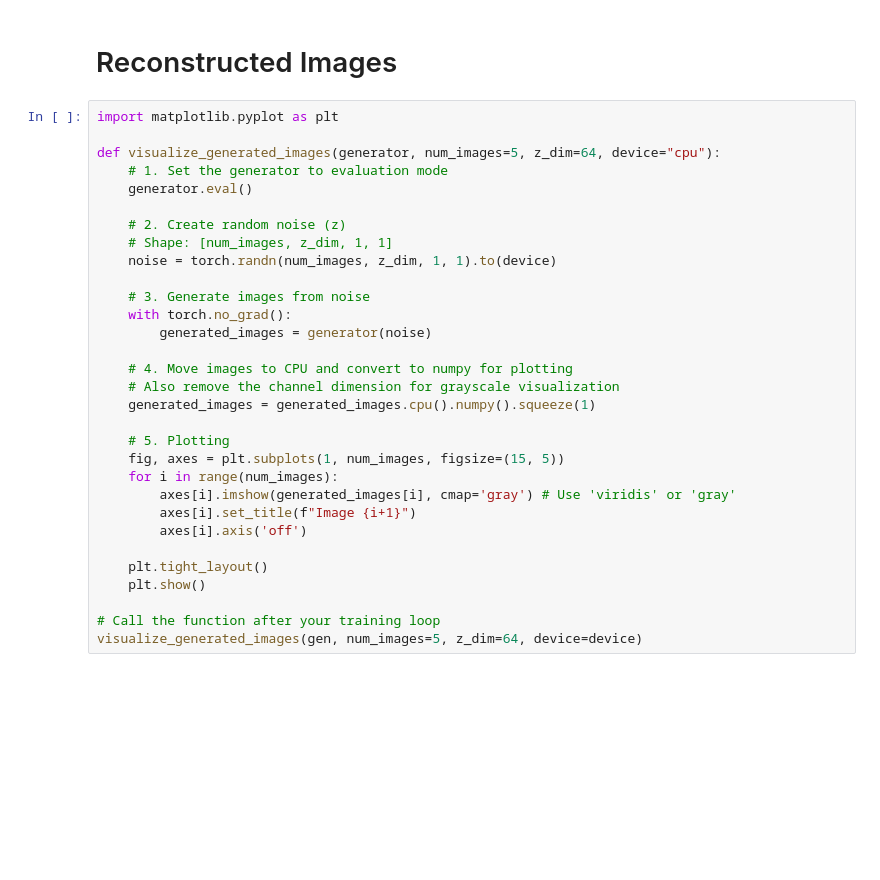
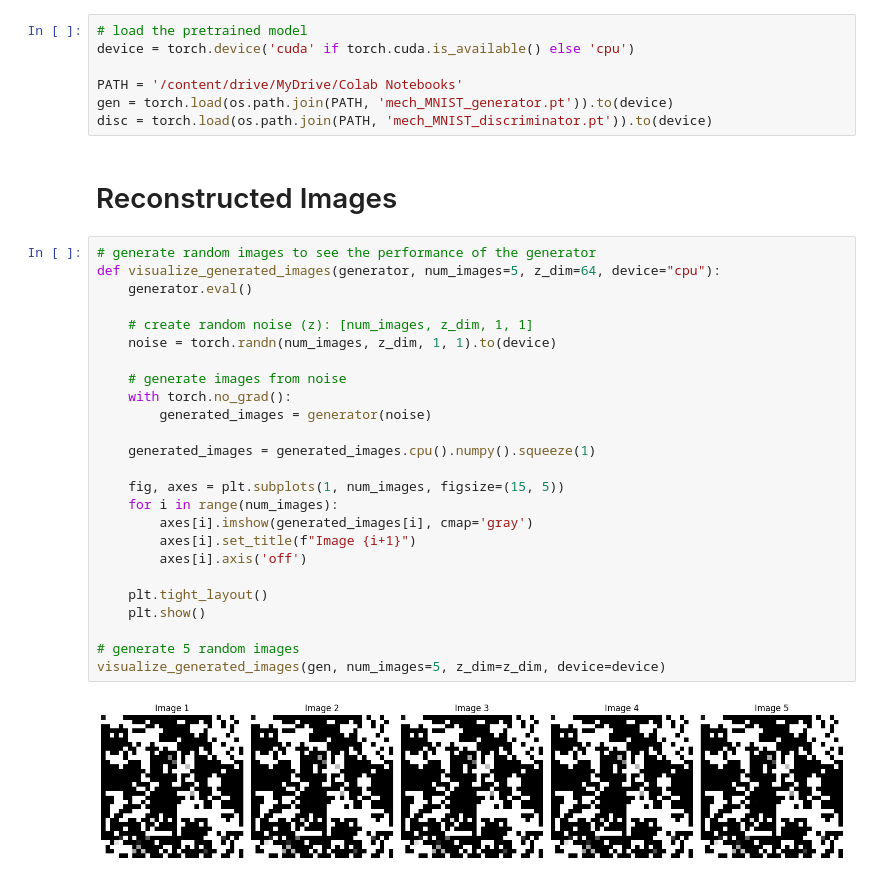
Before and after one commit to sedaoturak/dcgan_cahn-hilliard, a Jupyter notebook: DCGAN_Cahn_Hillard.ipynb, the cells around one changed output. Drawn from its saved outputs; the diff is of its cells as text; blank space fills up the shorter version.

```diff
--- a/DCGAN_Cahn_Hillard.ipynb
+++ b/DCGAN_Cahn_Hillard.ipynb
@@ -318,33 +312,36 @@ device = torch.device('cuda' if torch.cuda.is_available() else 'cpu')
+# %%
+# load the pretrained model
+device = torch.device('cuda' if torch.cuda.is_available() else 'cpu')
+
+PATH = '/content/drive/MyDrive/Colab Notebooks'
+gen = torch.load(os.path.join(PATH, 'mech_MNIST_generator.pt')).to(device)
+disc = torch.load(os.path.join(PATH, 'mech_MNIST_discriminator.pt')).to(device)
 # %% [markdown]
 # Reconstructed Images
 # %%
-import matplotlib.pyplot as plt
-
+# generate random images to see the performance of the generator
 def visualize_generated_images(generator, num_images=5, z_dim=64, device="cpu"):
-    # 1. Set the generator to evaluation mode
     generator.eval()
 
-    # 2. Create random noise (z)
-    # Shape: [num_images, z_dim, 1, 1]
+    # create random noise (z): [num_images, z_dim, 1, 1]
     noise = torch.randn(num_images, z_dim, 1, 1).to(device)
 
-    # 3. Generate images from noise
+    # generate images from noise
     with torch.no_grad():
         generated_images = generator(noise)
 
-    # 4. Move images to CPU and convert to numpy for plotting
-    # Also remove the channel dimension for grayscale visualization
     generated_images = generated_images.cpu().numpy().squeeze(1)
 
-    # 5. Plotting
     fig, axes = plt.subplots(1, num_images, figsize=(15, 5))
     for i in range(num_images):
-        axes[i].imshow(generated_images[i], cmap='gray') # Use 'viridis' or 'gray'
+        axes[i].imshow(generated_images[i], cmap='gray')
         axes[i].set_title(f"Image {i+1}")
         axes[i].axis('off')
 
     plt.tight_layout()
     plt.show()
 
-# Call the function after your training loop
-visualize_generated_images(gen, num_images=5, z_dim=64, device=device)
+# generate 5 random images
+visualize_generated_images(gen, num_images=5, z_dim=z_dim, device=device)
+# %% [output]
+[figure, added]
```
Also changed, not shown: parts of 6 cells of this notebook.
